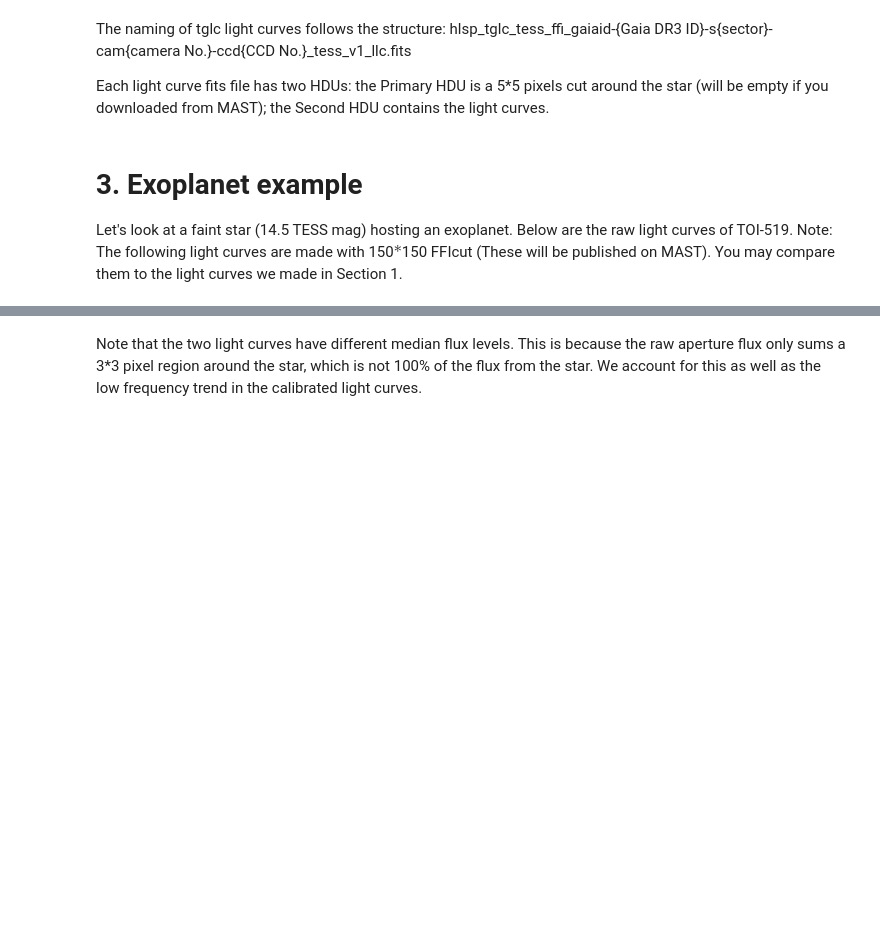
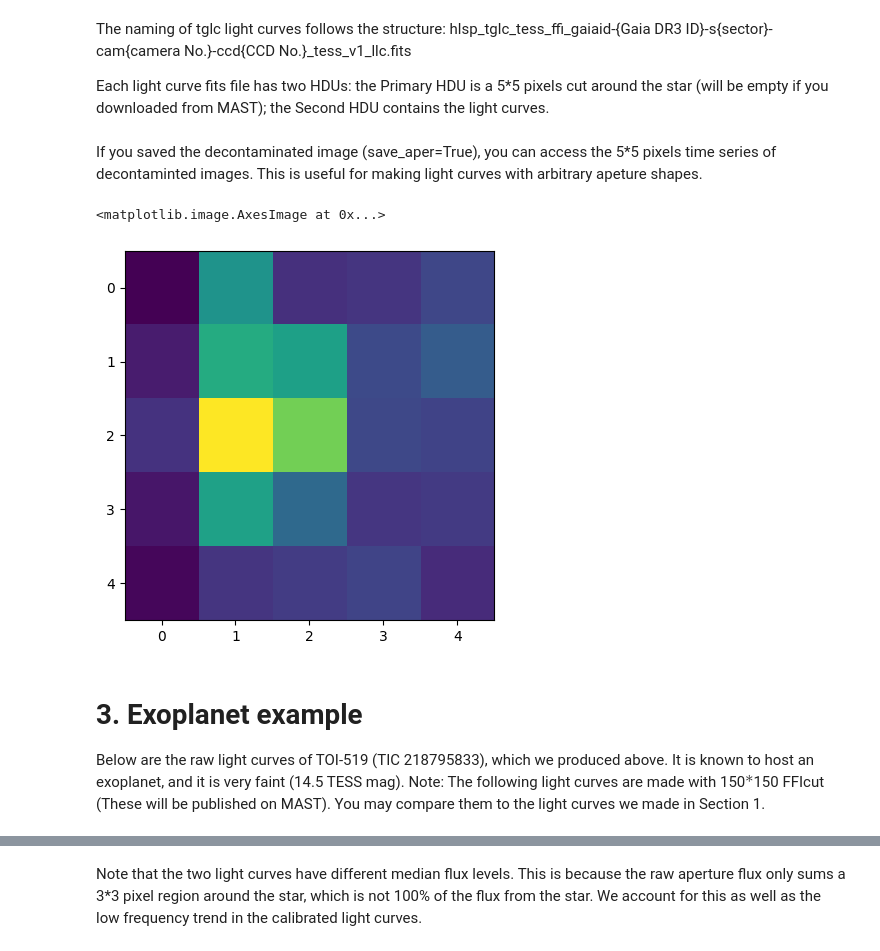
Before and after one commit to TeHanHunter/TESS_Gaia_Light_Curve, a Jupyter notebook: tutorial/TGLC_tutorial.ipynb, the cells around one changed output, grey strips where cells are left out. Saved outputs shown, nothing was run; the diff lists cells and outputs as text; code cells hidden in the pictures; blank space fills up the shorter version.

```diff
--- a/tutorial/TGLC_tutorial.ipynb
+++ b/tutorial/TGLC_tutorial.ipynb
@@ -106,9 +159,17 @@ The naming of tglc light curves follows the structure:
 hlsp_tglc_tess_ffi_gaiaid-{Gaia DR3 ID}-s{sector}-cam{camera No.}-ccd{CCD No.}_tess_v1_llc.fits
 
 Each light curve fits file has two HDUs: the Primary HDU is a 5\*5 pixels cut around the star (will be empty if you downloaded from MAST); the Second HDU contains the light curves.
+# %% [markdown]
+If you saved the decontaminated image (save_aper=True), you can access the 5\*5 pixels time series of decontaminted images. This is useful for making light curves with arbitrary apeture shapes.
+# %%
+aperture_sequence = hdul_s007[0].data
+plt.imshow(aperture_sequence[0])
+# %% [output]
+<matplotlib.image.AxesImage at 0x...>
+[figure, added]
 # %% [markdown]
 # 3. Exoplanet example
-Let's look at a faint star (14.5 TESS mag) hosting an exoplanet. Below are the raw light curves of TOI-519. Note: The following light curves are made with 150$*$150 FFIcut (These will be published on MAST). You may compare them to the light curves we made in Section 1.
+Below are the raw light curves of TOI-519 (TIC 218795833), which we produced above. It is known to host an exoplanet, and it is very faint (14.5 TESS mag).  Note: The following light curves are made with 150$*$150 FFIcut (These will be published on MAST). You may compare them to the light curves we made in Section 1.
 # %%
 q_07 = [a and b for a, b in zip(list(hdul_s007[1].data['TESS_flags'] == 0),
                                 list(hdul_s007[1].data['TGLC_flags'] == 0))]
```
Also changed, not shown: parts of 17 cells of this notebook, 5 other files.
